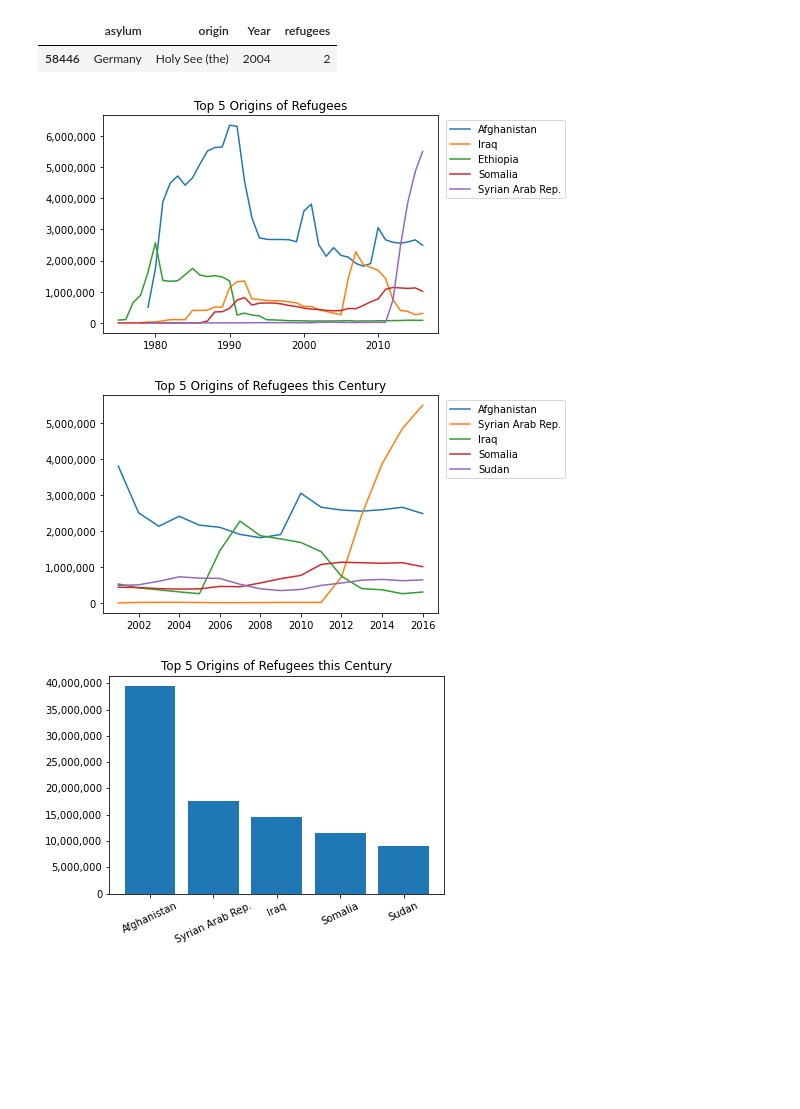
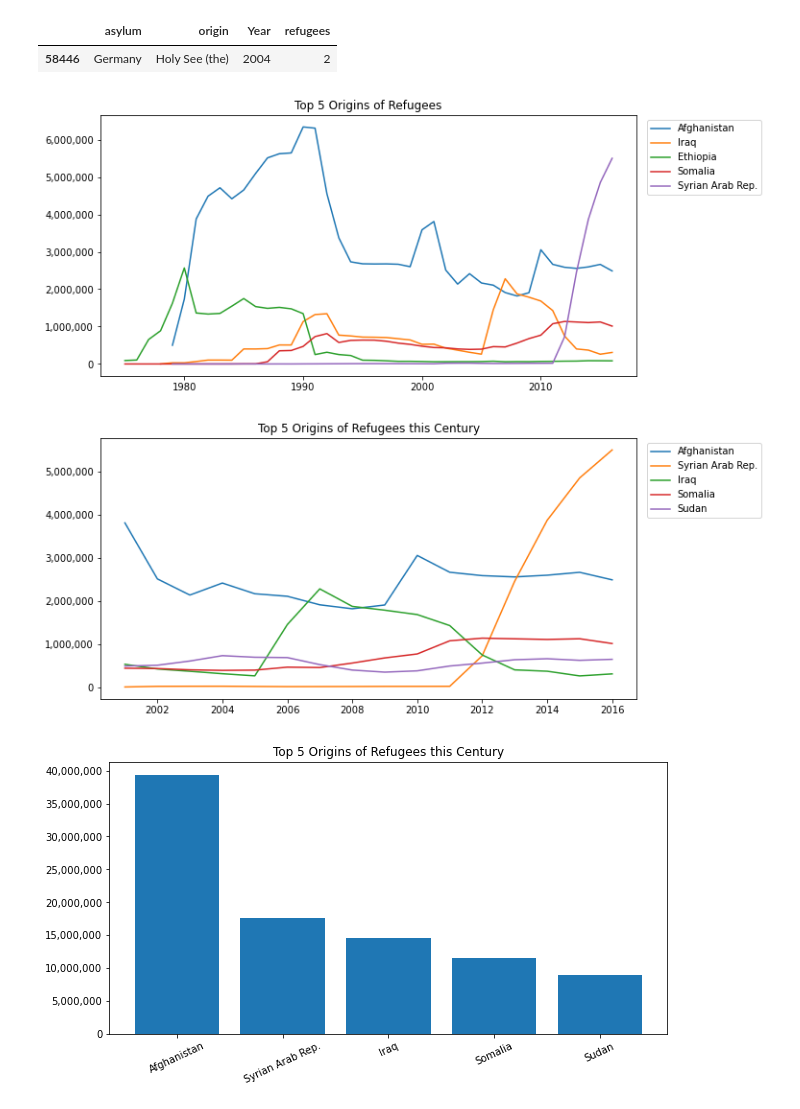
Before and after one commit to nss-data-science-cohort-5/un_exploration-ripplesphere, a Jupyter notebook: notebooks/UN_Data_Refugees_InOne.ipynb, the cells around one changed output. Drawn from its saved outputs; the diff is of its cells as text; code cells hidden in the pictures; blank space fills up the shorter version.

```diff
--- a/notebooks/UN_Data_Refugees_InOne.ipynb
+++ b/notebooks/UN_Data_Refugees_InOne.ipynb
@@ -75,19 +73,21 @@ ref_df[ref_df["origin"] ==  "Holy See (the)"]
 # %%
 origin_lst = ref_df.groupby("origin").sum().sort_values("refugees", ascending = False).index.tolist()
 del origin_lst[1] # remove 'Various'
+plt.figure(figsize=(10, 5))
 for x in origin_lst[:5]:
     plt.plot(ref_df[ref_df["origin"] == x].groupby("Year").sum()["refugees"],
              label=x)
 #plt.gca().legend()
 plt.legend(bbox_to_anchor=(1.01, 1), loc='upper left', ncol=1)
 plt.gca().yaxis.set_major_formatter(StrMethodFormatter('{x:,.0f}'))
 plt.title("Top 5 Origins of Refugees")
 print()
 # %% [output]
-[figure, old version]
+[figure, new version]
 # %%
 this_cent_df = ref_df[ref_df["Year"] > 2000]
 origin_lst = this_cent_df.groupby("origin").sum().sort_values("refugees", ascending = False).index.tolist()
+plt.figure(figsize=(10, 5))
 for x in origin_lst[:5]:
     plt.plot(this_cent_df[this_cent_df["origin"] == x].groupby("Year").sum()["refugees"],
              label=x)
@@ -97,8 +97,9 @@ plt.gca().yaxis.set_major_formatter(StrMethodFormatter('{x:,.0f}'))
 plt.title("Top 5 Origins of Refugees this Century")
 print()
 # %% [output]
-[figure, old version]
+[figure, new version]
 # %%
+plt.figure(figsize=(10, 5))
 plt.bar(origin_lst[:5], this_cent_df.groupby("origin").sum()\
         .sort_values("refugees", ascending = False)["refugees"][:5].tolist())
 plt.gca().yaxis.set_major_formatter(StrMethodFormatter('{x:,.0f}'))
@@ -106,4 +107,4 @@ plt.xticks(rotation=25)
 plt.title("Top 5 Origins of Refugees this Century")
 print()
 # %% [output]
-[figure, old version]
+[figure, new version]
```
Also changed, not shown: parts of 4 cells of this notebook, 2 other files.
